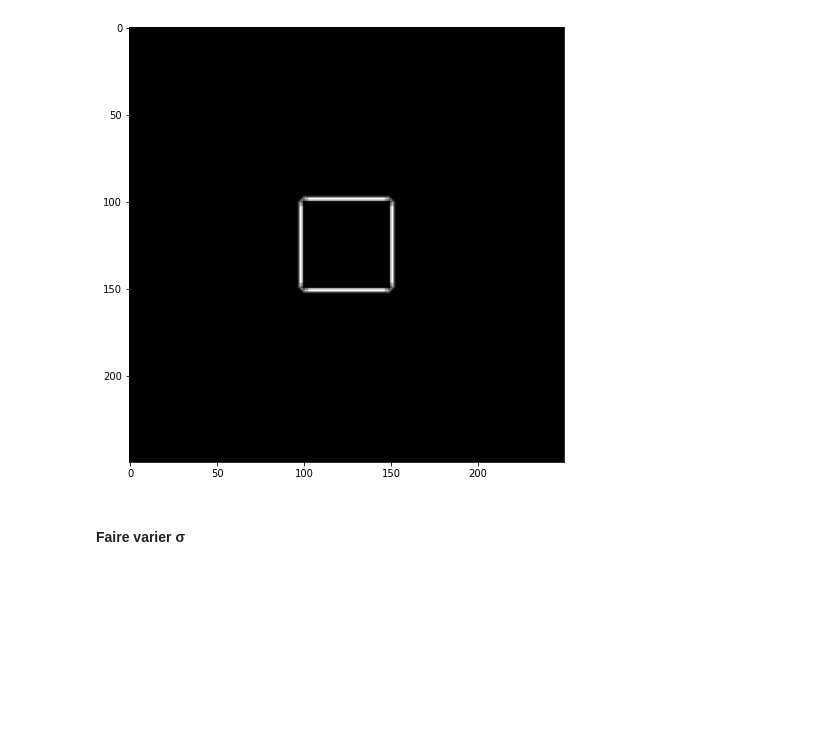
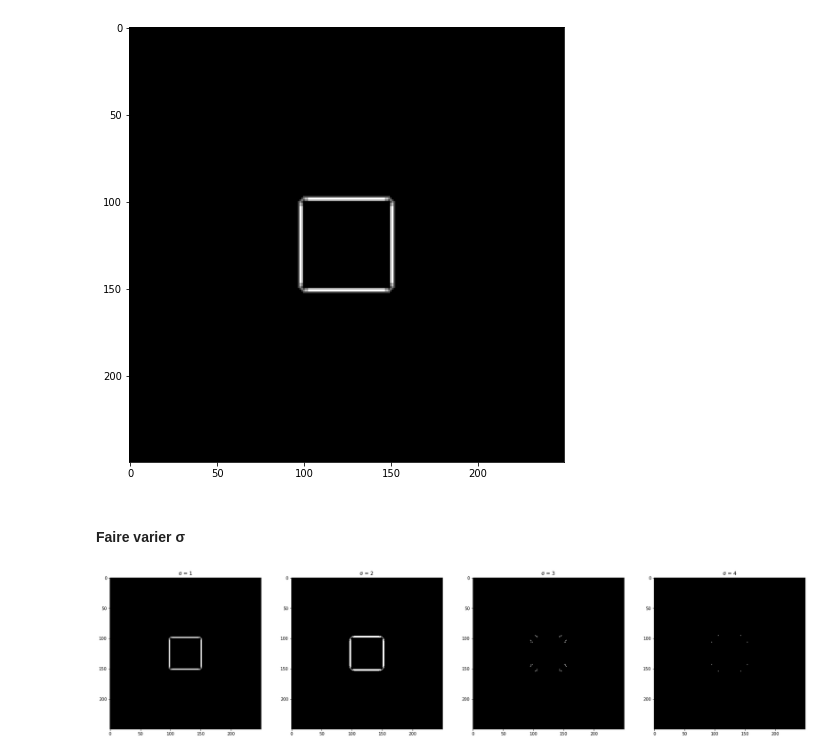
Before and after one commit to azario0/Traitement_image, a Jupyter notebook: tp3.ipynb, the cells around one changed output. Saved outputs shown, nothing was run; the diff lists cells and outputs as text; code cells hidden in the pictures; blank space fills up the shorter version.

```diff
--- a/tp3.ipynb
+++ b/tp3.ipynb
@@ -170,9 +170,17 @@ ax.imshow(I8,cmap="gray");
 # %% [markdown]
 #### Faire varier σ
 # %%
-# Appliquer le filtre LOG
-I_log = cv.GaussianBlur(img, (15, 15), sigmaX=1)
-I8 = cv.filter2D(I_log, -1, Laplacien)
 
-fig, ax = plt.subplots(figsize=(8,8))
-ax.imshow(I8,cmap="gray");
+img_tab_LOG=[]
+for i in range(1,5):
+    I_log = cv.GaussianBlur(img, (15, 15), sigmaX=i)
+    P = cv.filter2D(I_log, -1, Laplacien)
+    img_tab_LOG.append(P)
+
+fig, ax = plt.subplots(1,4,figsize=(30,8))
+for i in range(4):
+    ax[i].imshow(img_tab_LOG[i],cmap="gray")
+    ax[i].set_title(f"σ = {i+1}")
+plt.show()
+# %% [output]
+[figure, added]
```
Also changed, not shown: parts of 14 cells of this notebook.
